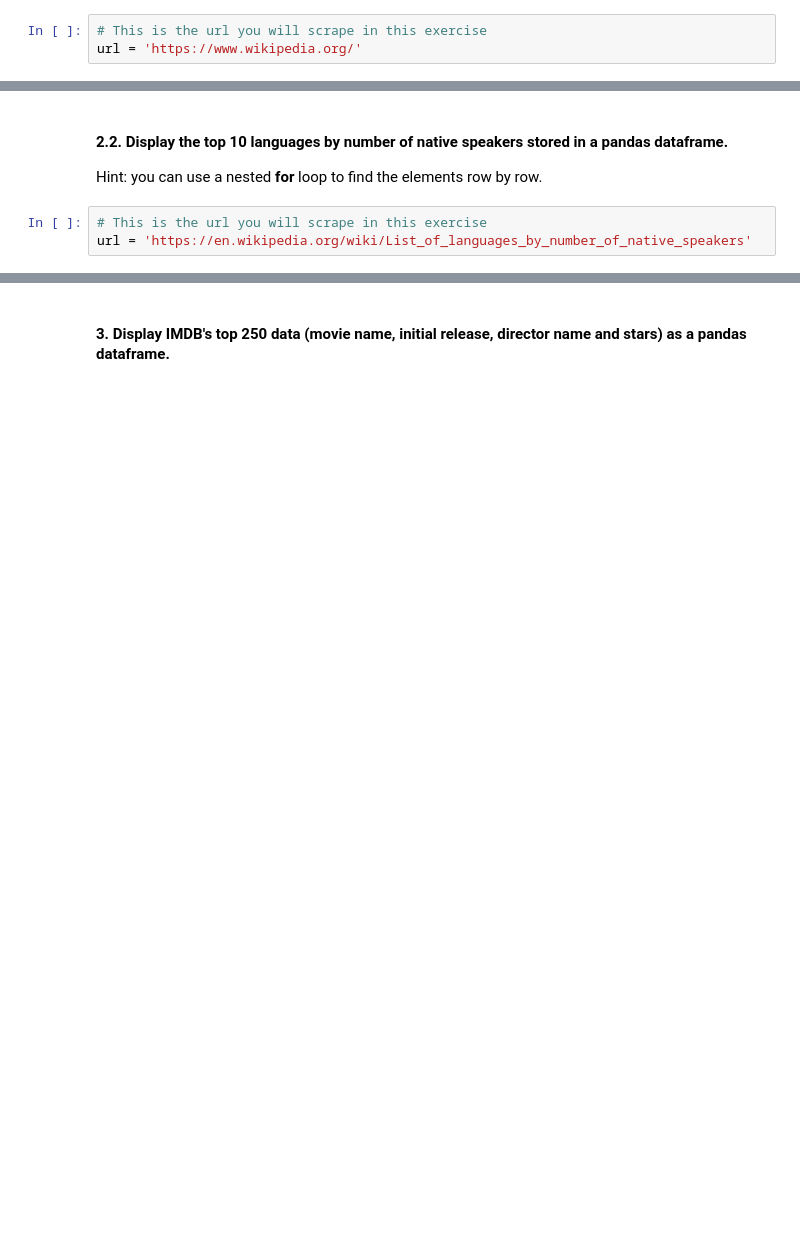
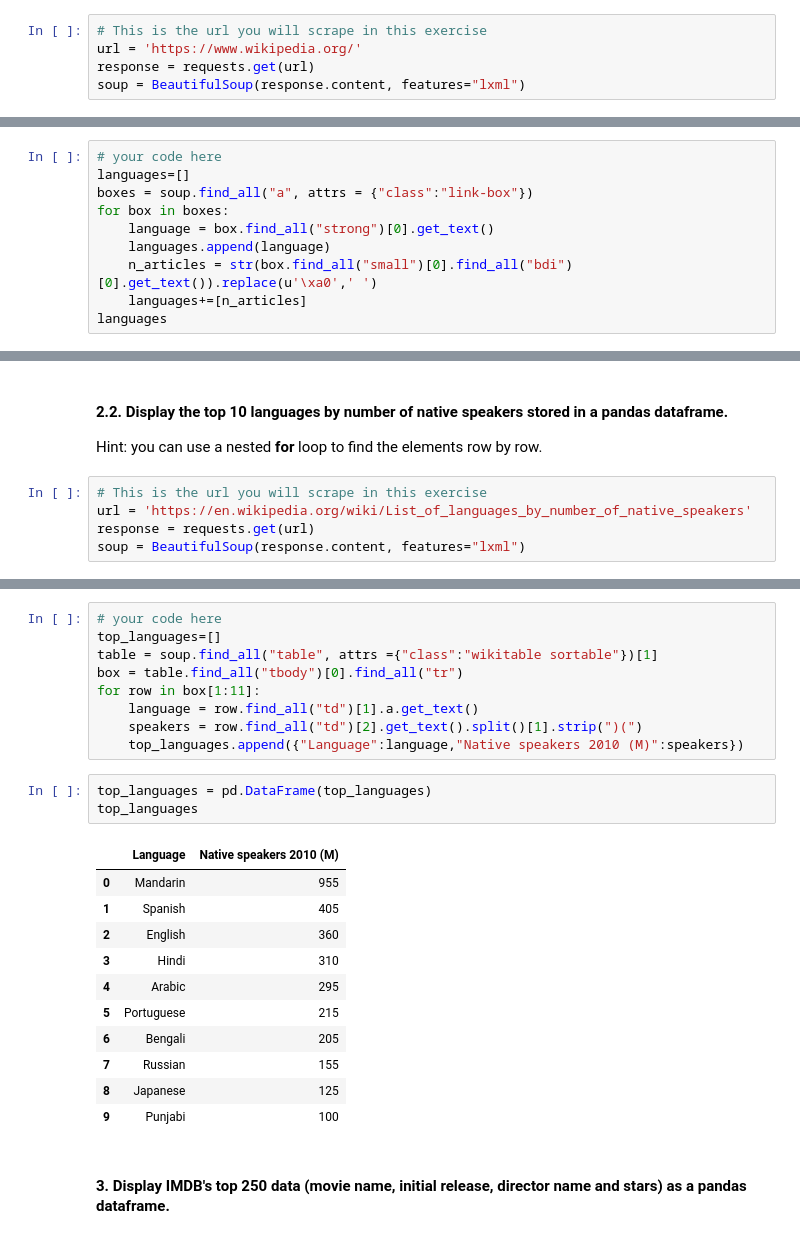
Before and after one commit to ta-data-lis/lab-web-scraping, a Jupyter notebook: your-code/main.ipynb, the cells around one changed output, grey strips where cells are left out. Cells and saved outputs as stored; diff of their text form; blank space fills up the shorter version.

```diff
--- a/your-code/main.ipynb
+++ b/your-code/main.ipynb
@@ -105,3 +262,5 @@ url = 'https://en.wikipedia.org/wiki/Walt_Disney'
 # %%
 # This is the url you will scrape in this exercise
 url = 'https://www.wikipedia.org/'
+response = requests.get(url)
+soup = BeautifulSoup(response.content, features="lxml")
@@ -109,0 +267,10 @@ url = 'https://www.wikipedia.org/'
+# %%
+# your code here
+languages=[]
+boxes = soup.find_all("a", attrs = {"class":"link-box"})
+for box in boxes:
+    language = box.find_all("strong")[0].get_text()
+    languages.append(language)
+    n_articles = str(box.find_all("small")[0].find_all("bdi")[0].get_text()).replace(u'\xa0',' ')
+    languages+=[n_articles]
+languages
@@ -113,3 +301,5 @@ Hint: you can use a nested **for** loop to find the elements row by row.
 # %%
 # This is the url you will scrape in this exercise
 url = 'https://en.wikipedia.org/wiki/List_of_languages_by_number_of_native_speakers'
+response = requests.get(url)
+soup = BeautifulSoup(response.content, features="lxml")
@@ -118,3 +326,27 @@ url = 'https://en.wikipedia.org/wiki/List_of_languages_by_number_of_native_speak
+# %%
+# your code here
+top_languages=[]
+table = soup.find_all("table", attrs ={"class":"wikitable sortable"})[1]
+box = table.find_all("tbody")[0].find_all("tr")
+for row in box[1:11]:
+    language = row.find_all("td")[1].a.get_text()
+    speakers = row.find_all("td")[2].get_text().split()[1].strip(")(")
+    top_languages.append({"Language":language,"Native speakers 2010 (M)":speakers})
+# %%
+top_languages = pd.DataFrame(top_languages)
+top_languages
+# %% [output]
+|  | Language | Native speakers 2010 (M) |
+| 0 | Mandarin | 955 |
+| 1 | Spanish | 405 |
+| 2 | English | 360 |
+| 3 | Hindi | 310 |
+| 4 | Arabic | 295 |
+| 5 | Portuguese | 215 |
+| 6 | Bengali | 205 |
+| 7 | Russian | 155 |
+| 8 | Japanese | 125 |
+| 9 | Punjabi | 100 |
 # %% [markdown]
 #### 3. Display IMDB's top 250 data (movie name, initial release, director name and stars) as a pandas dataframe.
 # %%
```
Also changed, not shown: parts of 34 cells of this notebook.
